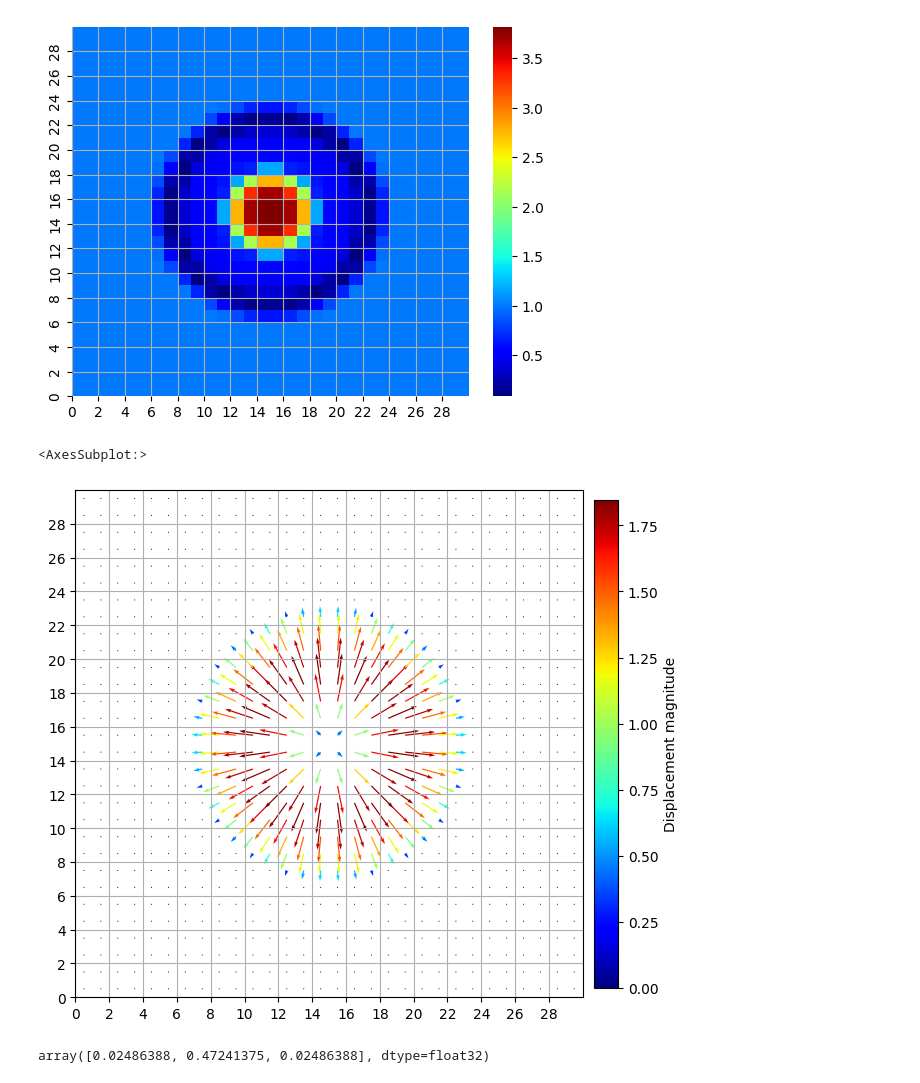
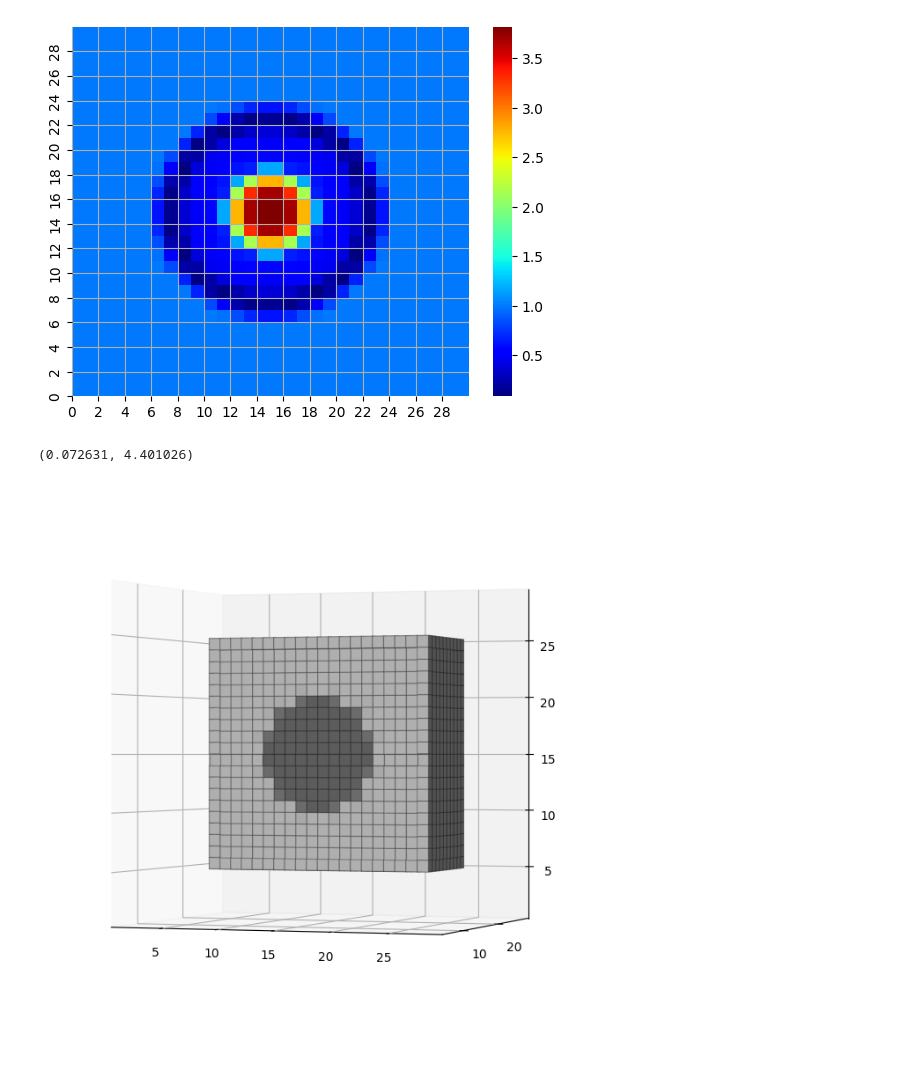
Before and after one commit to joasiee/elastix, a Jupyter notebook: experiments/notebooks/voxels.ipynb, the cells around one changed output. Saved outputs shown, nothing was run; the diff lists cells and outputs as text; code cells hidden in the pictures.

```diff
--- a/experiments/notebooks/voxels.ipynb
+++ b/experiments/notebooks/voxels.ipynb
@@ -239,22 +247,22 @@ plt.gca().set_yticks([i for i in range(jac_det.shape[1])][::2], labels=[i for i
 plt.gca().grid(True)
 # %% [output]
 [figure]
-# %%
-plot_dvf(dvf, scale=1, slice=10)
-# %% [output]
-<AxesSubplot:>
-[figure, removed]
-# %%
-dvf[15,24,15]
-# %% [output]
-array([0.02486388, 0.47241375, 0.02486388], dtype=float32)
+# %%
+np.min(jac_det), np.max(jac_det)
+# %% [output]
+(0.072631, 4.401026)
 # %%
 reference_image = sitk.ReadImage(INSTANCES_SRC / 'synthetic' / 'scans' / '01_Fixed.mhd')
 moving_image = sitk.ReadImage(INSTANCES_SRC / 'synthetic' / 'scans' / '01_Moving.mhd')
 dvf_img = sitk.GetImageFromArray(np.swapaxes(dvf, 0, 2).astype(np.float64), isVector=True)
 displacement_transform = sitk.DisplacementFieldTransform(dvf_img)
 moving_deformed = sitk.Resample(moving_image, reference_image, displacement_transform, sitk.sitkLinear, 0.0, moving_image.GetPixelID())
-sitk.WriteImage(moving_deformed, INSTANCES_SRC / 'synthetic' / 'scans' / '01_Fixed.mhd')
+deformed = sitk.GetArrayFromImage(moving_deformed)
+deformed = np.swapaxes(deformed, 0, 2)
+# %%
+plot_voxels(deformed)
+# %% [output]
+[figure, added]
 # %%
 # # Bending energy calculation using interpolation
 
```
Also changed, not shown: parts of 3 cells of this notebook, 3 other files.
